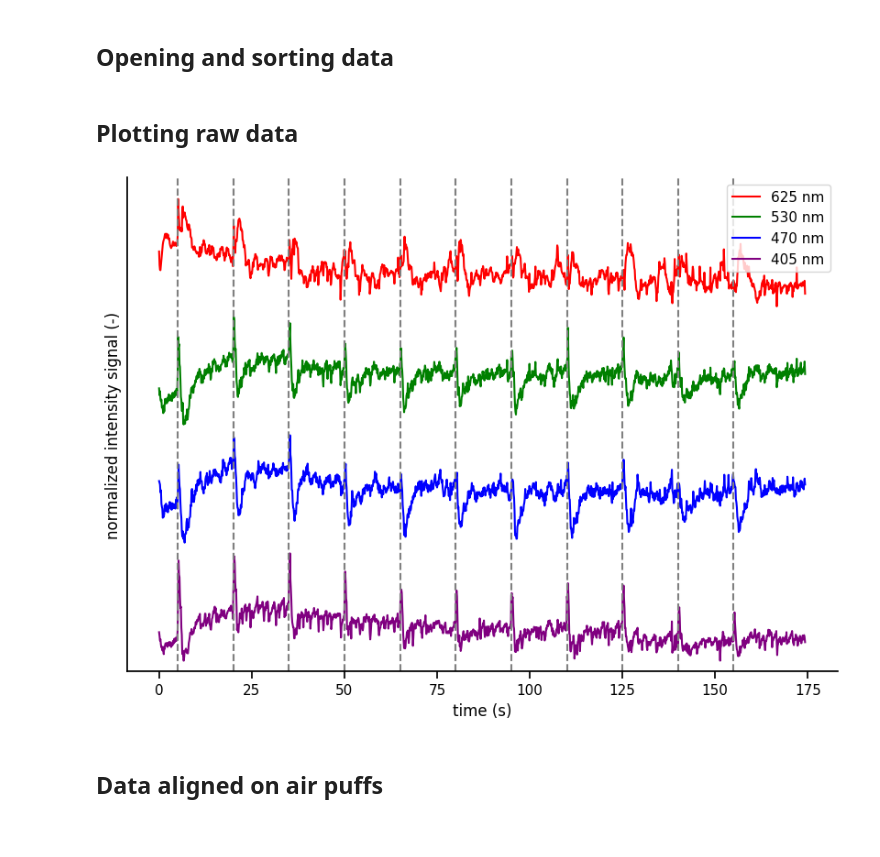
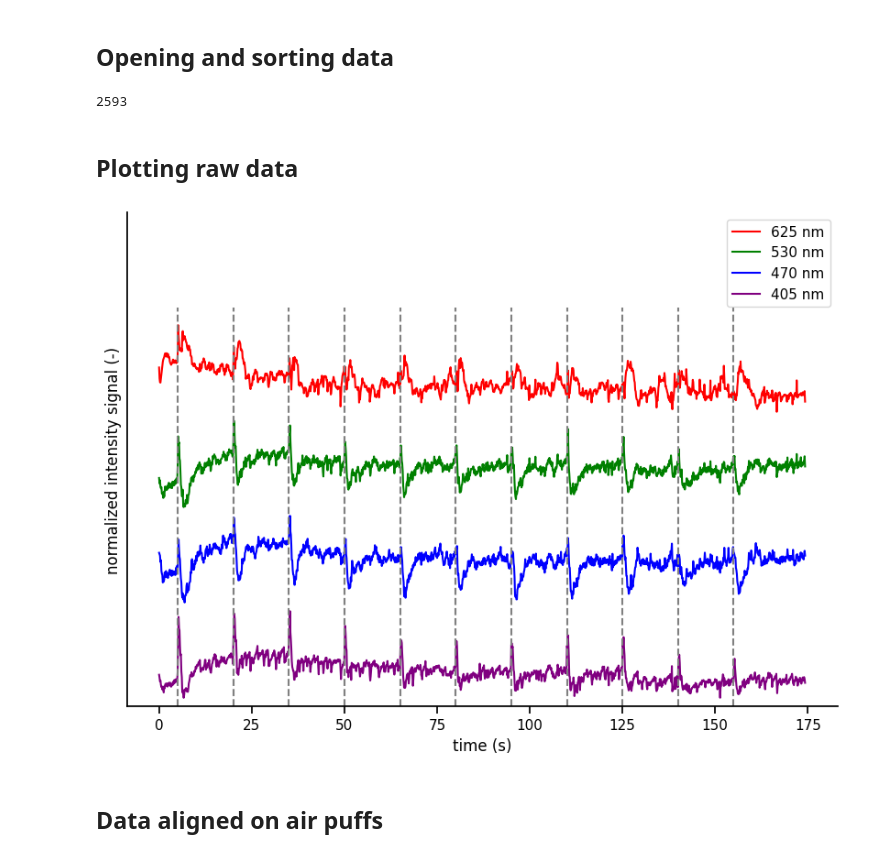
Before and after one commit to Laboratory-of-Vincent-Breton-Provencher/Widefield-Imaging-Acquisition, a Jupyter notebook: analysisPipeline/quickPlots.ipynb, the cells around one changed output. Saved outputs shown, nothing was run; the diff lists cells and outputs as text; code cells hidden in the pictures.

```diff
--- a/analysisPipeline/quickPlots.ipynb
+++ b/analysisPipeline/quickPlots.ipynb
@@ -16,7 +16,7 @@ sns.set_palette(cmap)
 # %% [markdown]
 ## Opening and sorting data
 # %%
-pathBase = r"C:\Users\gabri\Desktop\testAnalyse"
+pathBase = r"C:\Users\gabri\Desktop\testAnalyse\2024_07_12"
 
 violet = np.loadtxt(pathBase + "\\csv\\405.csv", skiprows=1, delimiter=',')
 violet = violet[:,1]
@@ -26,17 +26,20 @@ green = np.loadtxt(pathBase + "\\csv\\530.csv", skiprows=1, delimiter=',')
 green = green[:,1]
 red = np.loadtxt(pathBase + "\\csv\\625.csv", skiprows=1, delimiter=',')
 red = red[:,1]
-LSCI = np.loadtxt(r"C:\Users\gabri\Desktop\testAnalyse\07-18\785std.csv", delimiter=',', skiprows=1)
+LSCI = np.loadtxt(r"C:\Users\gabri\Desktop\testAnalyse\2024_07-18\785std.csv", delimiter=',', skiprows=1)
 LSCI = LSCI[:,1]
 
 violet_t = np.load(pathBase + "\\405ts.npy")
 blue_t = np.load(pathBase + "\\470ts.npy")
 green_t = np.load(pathBase + "\\530ts.npy")
 red_t = np.load(pathBase + "\\625ts.npy")
-LSCI_t = np.load(r"C:\Users\gabri\Desktop\testAnalyse\07-18\785ts.npy")
-LSCI_t = LSCI_t[:-1]
+LSCI_t = np.load(r"C:\Users\gabri\Desktop\testAnalyse\2024_07-18\785ts.npy")
+LSCI_t = LSCI_t
+print(len(LSCI))
 
 # np.savetxt(pathBase+'\\blue_t.txt', blue_t)       # debugging timestamps
+# %% [output]
+2593
 # %% [markdown]
 ## Plotting raw data
 # %%
@@ -45,35 +48,36 @@ sns.set_context('notebook')
 violet = aF.normalizeData(violet, dim=1)
 blue = aF.normalizeData(blue, dim=1)
 green = aF.normalizeData(green, dim=1)
 red = aF.normalizeData(red, dim=1)
 LSCI = aF.normalizeData(LSCI, dim=1) *-1 + 1
 
 ## AP approx
 ncycles = 11
 AP = np.array(list(range(ncycles))) * 15 + 5
 
 fig = plt.figure(figsize=(10, 7))
+# plt.plot(LSCI_t, LSCI+4.4, color='darkred', label='785 nm')
 plt.plot(red_t, red+3.3, color='red', label='625 nm')
 plt.plot(green_t, green+2.2, color='green', label='530 nm')
 plt.plot(blue_t, blue+1.1, color='blue', label='470 nm')
 plt.plot(violet_t, violet, color='purple', label='405 nm')
 
 plt.vlines(AP, -0.1, 4.5, color='grey', linestyles='--')
 
 
 plt.legend()
-plt.ylim(-0.1, 4.5)
+plt.ylim(-0.1, 5.6)
 # plt.xlim(0, 80)
 plt.xlabel("time (s)")
 plt.ylabel("normalized intensity signal (-)")
 ax = plt.gca()
 ax.set_yticklabels([])
 ax.set_yticks([])
 sns.despine()
 
 # plt.savefig("raw_signal_zoom.png", dpi=600)
 # %% [output]
-[figure, old version]
+[figure, new version]
 # %% [markdown]
 ## Data aligned on air puffs
 # %%
```
Also changed, not shown: parts of 1 cell of this notebook, 7 other files.
